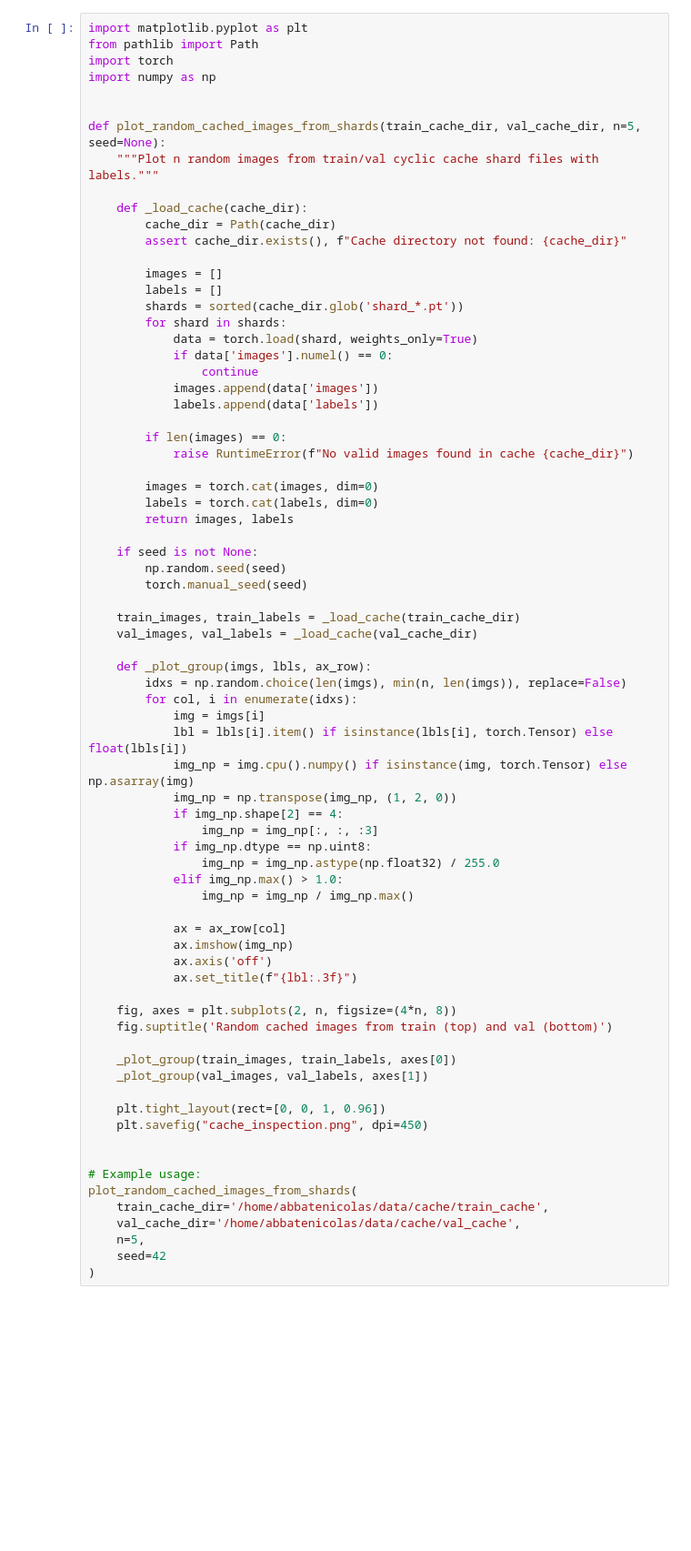
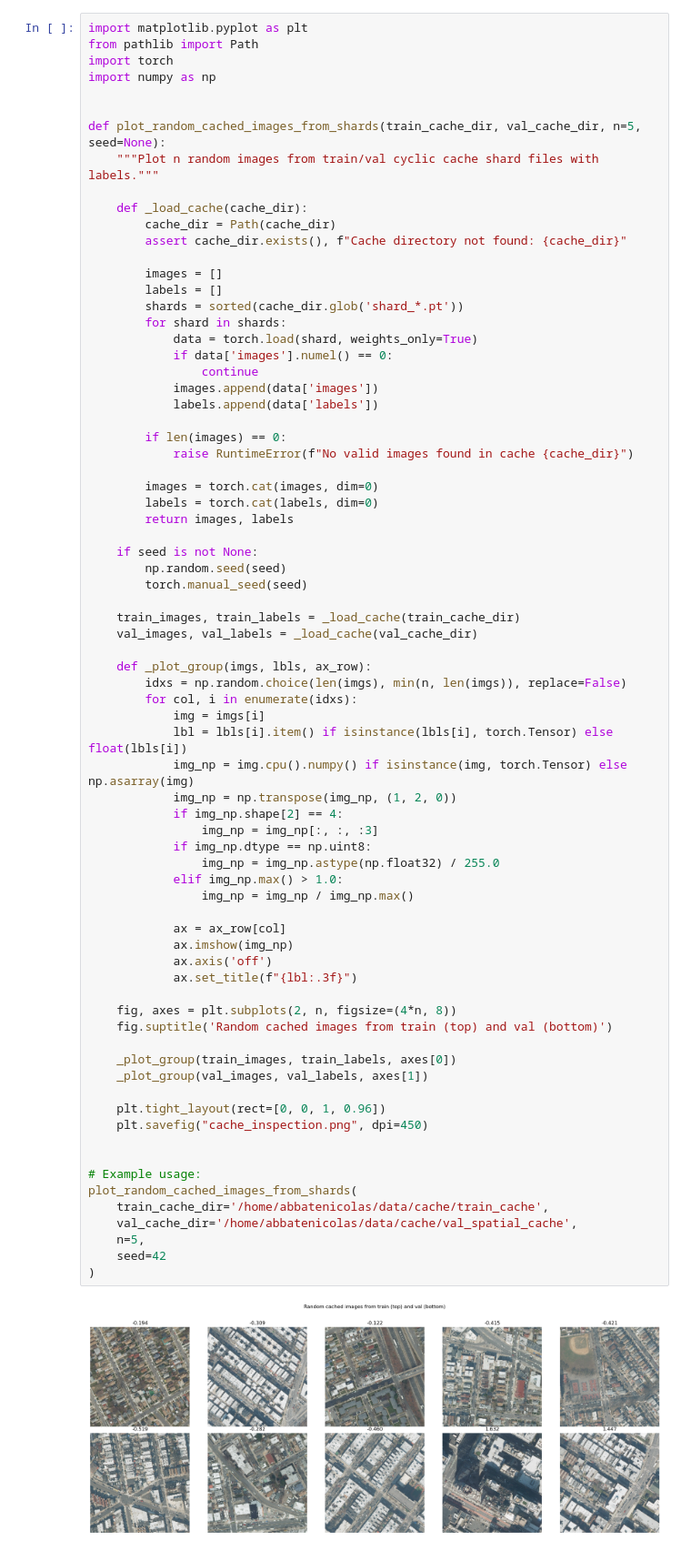
Before and after one commit to Queeno11/ny_state_aerial_imagery_prototype, a Jupyter notebook: notebooks/visualize_datasets_ingested.ipynb, the cells around one changed output. Shown at 91% size. Cells and saved outputs as stored; diff of their text form; blank space fills up the shorter version.

```diff
--- a/notebooks/visualize_datasets_ingested.ipynb
+++ b/notebooks/visualize_datasets_ingested.ipynb
@@ -44,31 +44,33 @@ def plot_random_cached_images_from_shards(train_cache_dir, val_cache_dir, n=5, s
             img_np = img.cpu().numpy() if isinstance(img, torch.Tensor) else np.asarray(img)
             img_np = np.transpose(img_np, (1, 2, 0))
             if img_np.shape[2] == 4:
                 img_np = img_np[:, :, :3]
             if img_np.dtype == np.uint8:
                 img_np = img_np.astype(np.float32) / 255.0
             elif img_np.max() > 1.0:
                 img_np = img_np / img_np.max()
 
             ax = ax_row[col]
             ax.imshow(img_np)
             ax.axis('off')
             ax.set_title(f"{lbl:.3f}")
 
     fig, axes = plt.subplots(2, n, figsize=(4*n, 8))
     fig.suptitle('Random cached images from train (top) and val (bottom)')
 
     _plot_group(train_images, train_labels, axes[0])
     _plot_group(val_images, val_labels, axes[1])
 
     plt.tight_layout(rect=[0, 0, 1, 0.96])
     plt.savefig("cache_inspection.png", dpi=450)
 
 
 # Example usage:
 plot_random_cached_images_from_shards(
     train_cache_dir='/home/abbatenicolas/data/cache/train_cache',
-    val_cache_dir='/home/abbatenicolas/data/cache/val_cache',
+    val_cache_dir='/home/abbatenicolas/data/cache/val_spatial_cache',
     n=5,
     seed=42
 )
+# %% [output]
+[figure, added]
```
Also changed, not shown: 1 other file.
